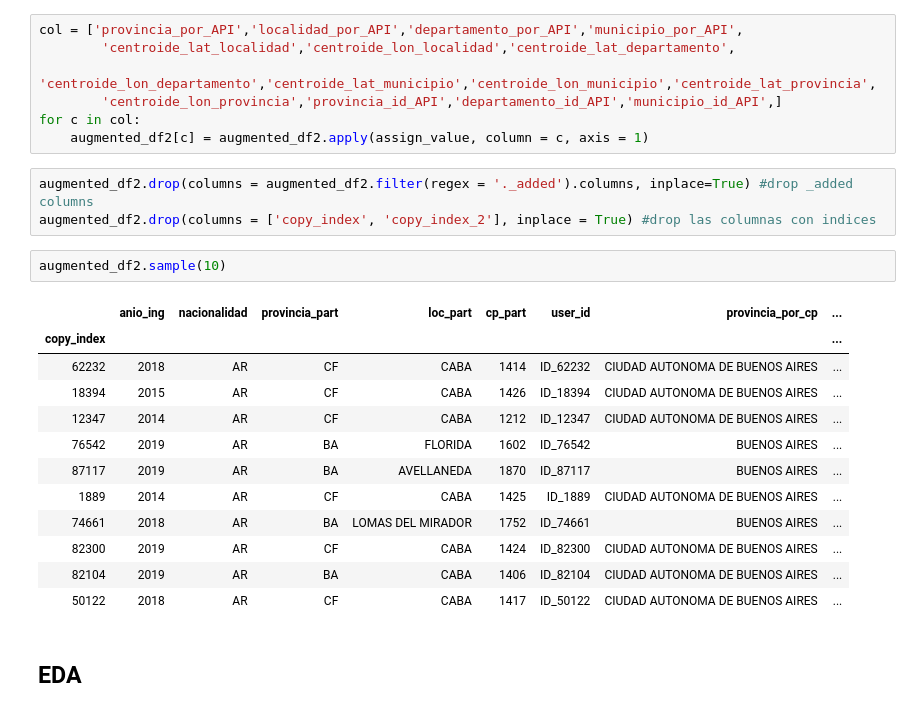
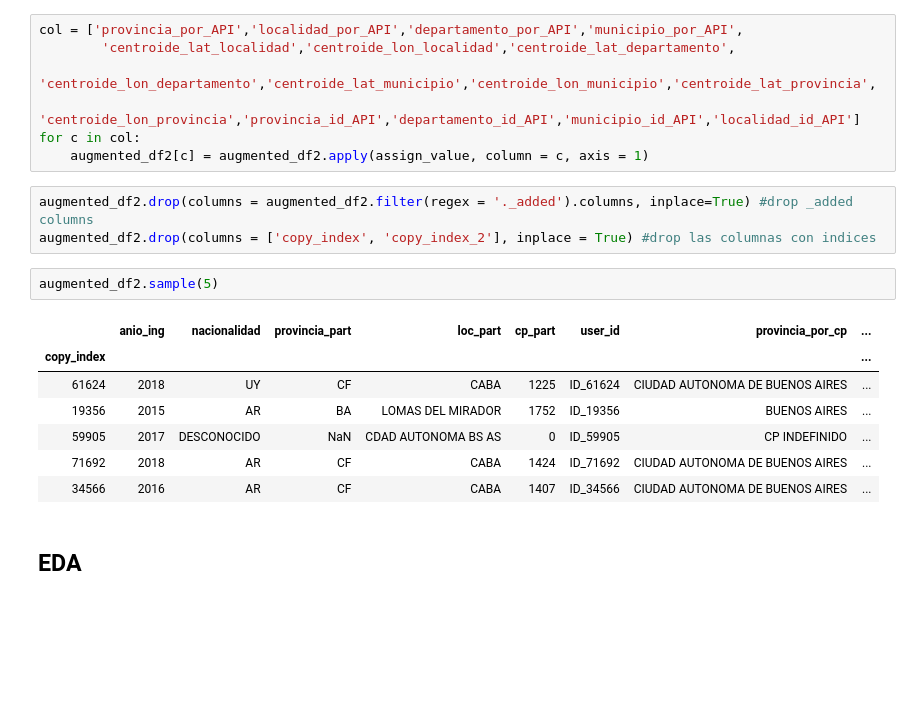
Before and after one commit to joaquinmenendez/HI_GIS, a Jupyter notebook: Geocodificacion_Base_completa.ipynb, the cells around one changed output. Drawn from its saved outputs; the diff is of its cells as text; blank space fills up the shorter version.

```diff
--- a/Geocodificacion_Base_completa.ipynb
+++ b/Geocodificacion_Base_completa.ipynb
@@ -496,27 +496,22 @@ def assign_value(row, column = None):
 col = ['provincia_por_API','localidad_por_API','departamento_por_API','municipio_por_API',
         'centroide_lat_localidad','centroide_lon_localidad','centroide_lat_departamento',
         'centroide_lon_departamento','centroide_lat_municipio','centroide_lon_municipio','centroide_lat_provincia',
-        'centroide_lon_provincia','provincia_id_API','departamento_id_API','municipio_id_API',]
+        'centroide_lon_provincia','provincia_id_API','departamento_id_API','municipio_id_API','localidad_id_API']
 for c in col:
     augmented_df2[c] = augmented_df2.apply(assign_value, column = c, axis = 1)
 # %%
 augmented_df2.drop(columns = augmented_df2.filter(regex = '._added').columns, inplace=True) #drop _added columns
 augmented_df2.drop(columns = ['copy_index', 'copy_index_2'], inplace = True) #drop las columnas con indices
 # %%
-augmented_df2.sample(10)
+augmented_df2.sample(5)
 # %% [output]
 |  | anio_ing | nacionalidad | provincia_part | loc_part | cp_part | user_id | provincia_por_cp | ... |
 | copy_index |  |  |  |  |  |  |  | ... |
-| 62232 | 2018 | AR | CF | CABA | 1414 | ID_62232 | CIUDAD AUTONOMA DE BUENOS AIRES | ... |
-| 18394 | 2015 | AR | CF | CABA | 1426 | ID_18394 | CIUDAD AUTONOMA DE BUENOS AIRES | ... |
-| 12347 | 2014 | AR | CF | CABA | 1212 | ID_12347 | CIUDAD AUTONOMA DE BUENOS AIRES | ... |
-| 76542 | 2019 | AR | BA | FLORIDA | 1602 | ID_76542 | BUENOS AIRES | ... |
-| 87117 | 2019 | AR | BA | AVELLANEDA | 1870 | ID_87117 | BUENOS AIRES | ... |
-| 1889 | 2014 | AR | CF | CABA | 1425 | ID_1889 | CIUDAD AUTONOMA DE BUENOS AIRES | ... |
-| 74661 | 2018 | AR | BA | LOMAS DEL MIRADOR | 1752 | ID_74661 | BUENOS AIRES | ... |
-| 82300 | 2019 | AR | CF | CABA | 1424 | ID_82300 | CIUDAD AUTONOMA DE BUENOS AIRES | ... |
-| 82104 | 2019 | AR | BA | CABA | 1406 | ID_82104 | CIUDAD AUTONOMA DE BUENOS AIRES | ... |
-| 50122 | 2018 | AR | CF | CABA | 1417 | ID_50122 | CIUDAD AUTONOMA DE BUENOS AIRES | ... |
+| 61624 | 2018 | UY | CF | CABA | 1225 | ID_61624 | CIUDAD AUTONOMA DE BUENOS AIRES | ... |
+| 19356 | 2015 | AR | BA | LOMAS DEL MIRADOR | 1752 | ID_19356 | BUENOS AIRES | ... |
+| 59905 | 2017 | DESCONOCIDO | NaN | CDAD AUTONOMA BS AS | 0 | ID_59905 | CP INDEFINIDO | ... |
+| 71692 | 2018 | AR | CF | CABA | 1424 | ID_71692 | CIUDAD AUTONOMA DE BUENOS AIRES | ... |
+| 34566 | 2016 | AR | CF | CABA | 1407 | ID_34566 | CIUDAD AUTONOMA DE BUENOS AIRES | ... |
 # %% [markdown]
 ## EDA
 # %%
```
Also changed, not shown: parts of 37 cells of this notebook, 1 other file.
